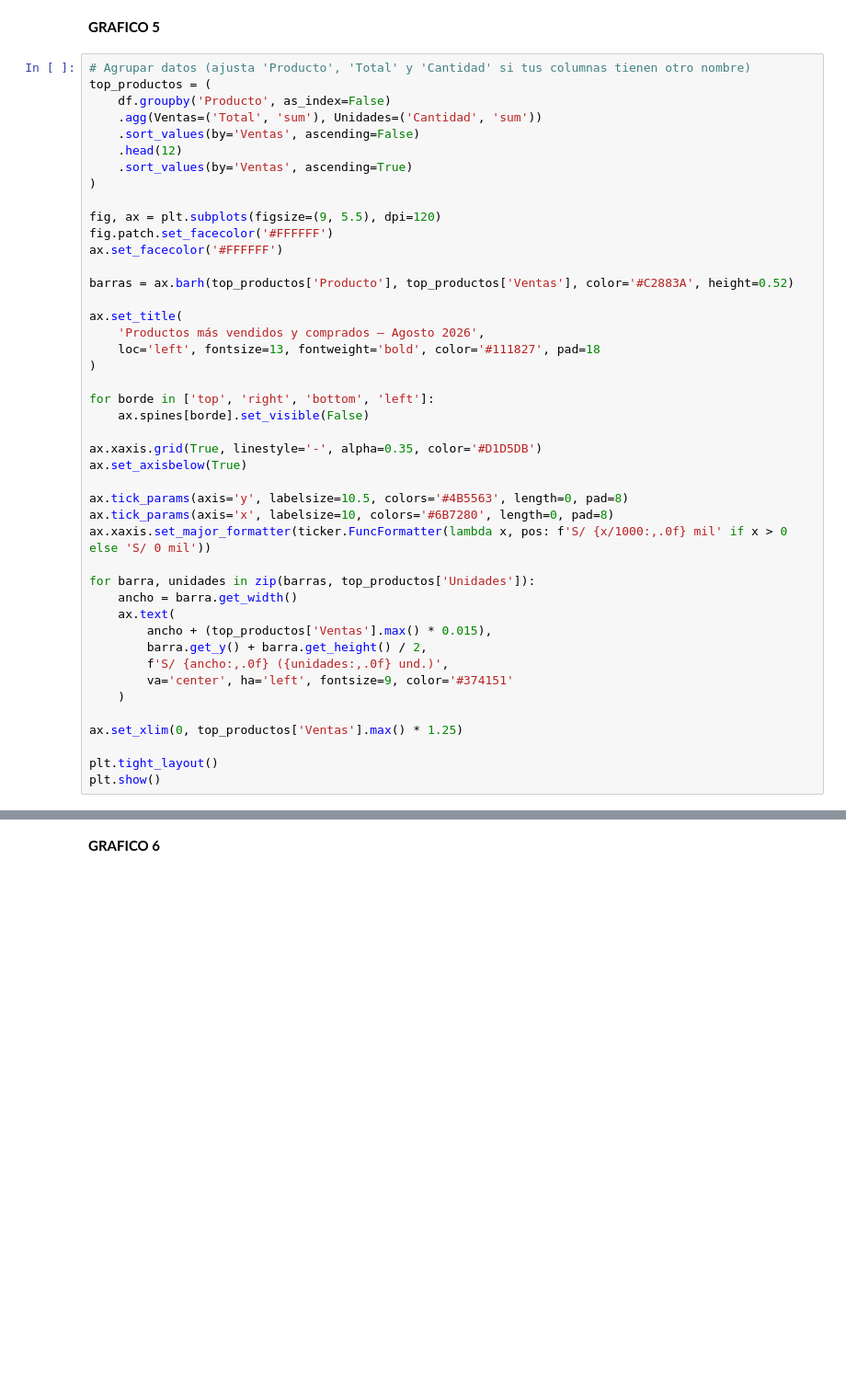
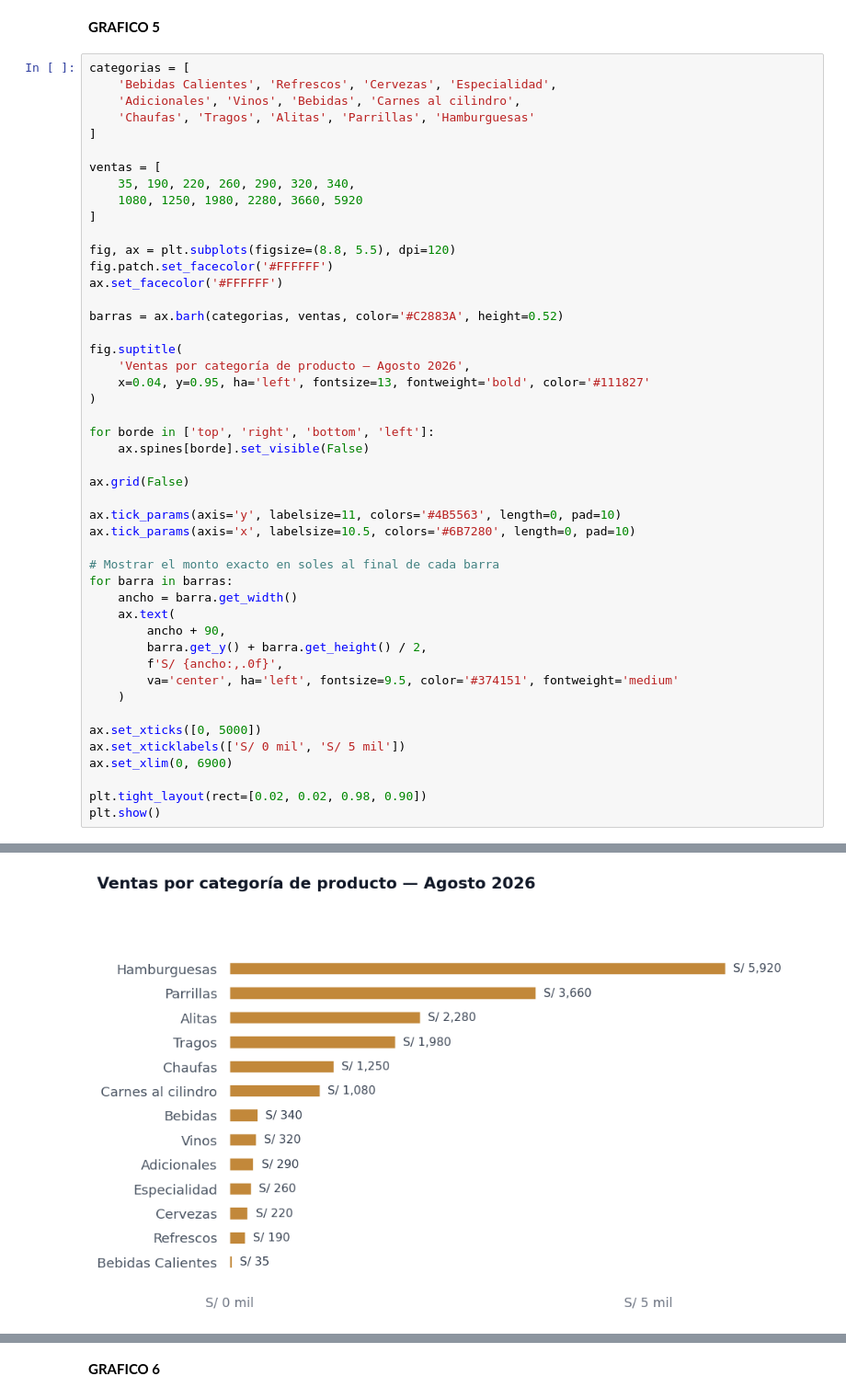
Before and after one commit to MrDarknessBro/BD_-EL-BUEY-GRILL-BAR-S.R.L-, a Jupyter notebook: PySpark_el_buey.ipynb, the cells around one changed output, grey strips where cells are left out. Shown at 92% size. Drawn from its saved outputs; the diff is of its cells as text; blank space fills up the shorter version.

```diff
--- a/Untitled5.ipynb
+++ b/PySpark_el_buey.ipynb
@@ -135,47 +135,50 @@ plt.show()
 # %% [markdown]
 **GRAFICO 5**
 # %%
-# Agrupar datos (ajusta 'Producto', 'Total' y 'Cantidad' si tus columnas tienen otro nombre)
-top_productos = (
-    df.groupby('Producto', as_index=False)
-    .agg(Ventas=('Total', 'sum'), Unidades=('Cantidad', 'sum'))
-    .sort_values(by='Ventas', ascending=False)
-    .head(12)
-    .sort_values(by='Ventas', ascending=True)
-)
+categorias = [
+    'Bebidas Calientes', 'Refrescos', 'Cervezas', 'Especialidad',
+    'Adicionales', 'Vinos', 'Bebidas', 'Carnes al cilindro',
+    'Chaufas', 'Tragos', 'Alitas', 'Parrillas', 'Hamburguesas'
+]
 
-fig, ax = plt.subplots(figsize=(9, 5.5), dpi=120)
+ventas = [
+    35, 190, 220, 260, 290, 320, 340,
+    1080, 1250, 1980, 2280, 3660, 5920
+]
+
+fig, ax = plt.subplots(figsize=(8.8, 5.5), dpi=120)
 fig.patch.set_facecolor('#FFFFFF')
 ax.set_facecolor('#FFFFFF')
 
-barras = ax.barh(top_productos['Producto'], top_productos['Ventas'], color='#C2883A', height=0.52)
+barras = ax.barh(categorias, ventas, color='#C2883A', height=0.52)
 
-ax.set_title(
-    'Productos más vendidos y comprados — Agosto 2026',
-    loc='left', fontsize=13, fontweight='bold', color='#111827', pad=18
+fig.suptitle(
+    'Ventas por categoría de producto — Agosto 2026',
+    x=0.04, y=0.95, ha='left', fontsize=13, fontweight='bold', color='#111827'
 )
 
 for borde in ['top', 'right', 'bottom', 'left']:
     ax.spines[borde].set_visible(False)
 
-ax.xaxis.grid(True, linestyle='-', alpha=0.35, color='#D1D5DB')
-ax.set_axisbelow(True)
+ax.grid(False)
 
-ax.tick_params(axis='y', labelsize=10.5, colors='#4B5563', length=0, pad=8)
-ax.tick_params(axis='x', labelsize=10, colors='#6B7280', length=0, pad=8)
-ax.xaxis.set_major_formatter(ticker.FuncFormatter(lambda x, pos: f'S/ {x/1000:,.0f} mil' if x > 0 else 'S/ 0 mil'))
+ax.tick_params(axis='y', labelsize=11, colors='#4B5563', length=0, pad=10)
+ax.tick_params(axis='x', labelsize=10.5, colors='#6B7280', length=0, pad=10)
 
-for barra, unidades in zip(barras, top_productos['Unidades']):
+# Mostrar el monto exacto en soles al final de cada barra
+for barra in barras:
     ancho = barra.get_width()
     ax.text(
-        ancho + (top_productos['Ventas'].max() * 0.015),
+        ancho + 90,
         barra.get_y() + barra.get_height() / 2,
-        f'S/ {ancho:,.0f} ({unidades:,.0f} und.)',
-        va='center', ha='left', fontsize=9, color='#374151'
+        f'S/ {ancho:,.0f}',
+        va='center', ha='left', fontsize=9.5, color='#374151', fontweight='medium'
     )
 
-ax.set_xlim(0, top_productos['Ventas'].max() * 1.25)
+ax.set_xticks([0, 5000])
+ax.set_xticklabels(['S/ 0 mil', 'S/ 5 mil'])
+ax.set_xlim(0, 6900)
 
-plt.tight_layout()
+plt.tight_layout(rect=[0.02, 0.02, 0.98, 0.90])
 plt.show()
 # %% [output]
@@ -182,0 +185 @@ NameError: name 'df' is not defined
+[figure, added]
```
Also changed, not shown: parts of 3 cells of this notebook.
